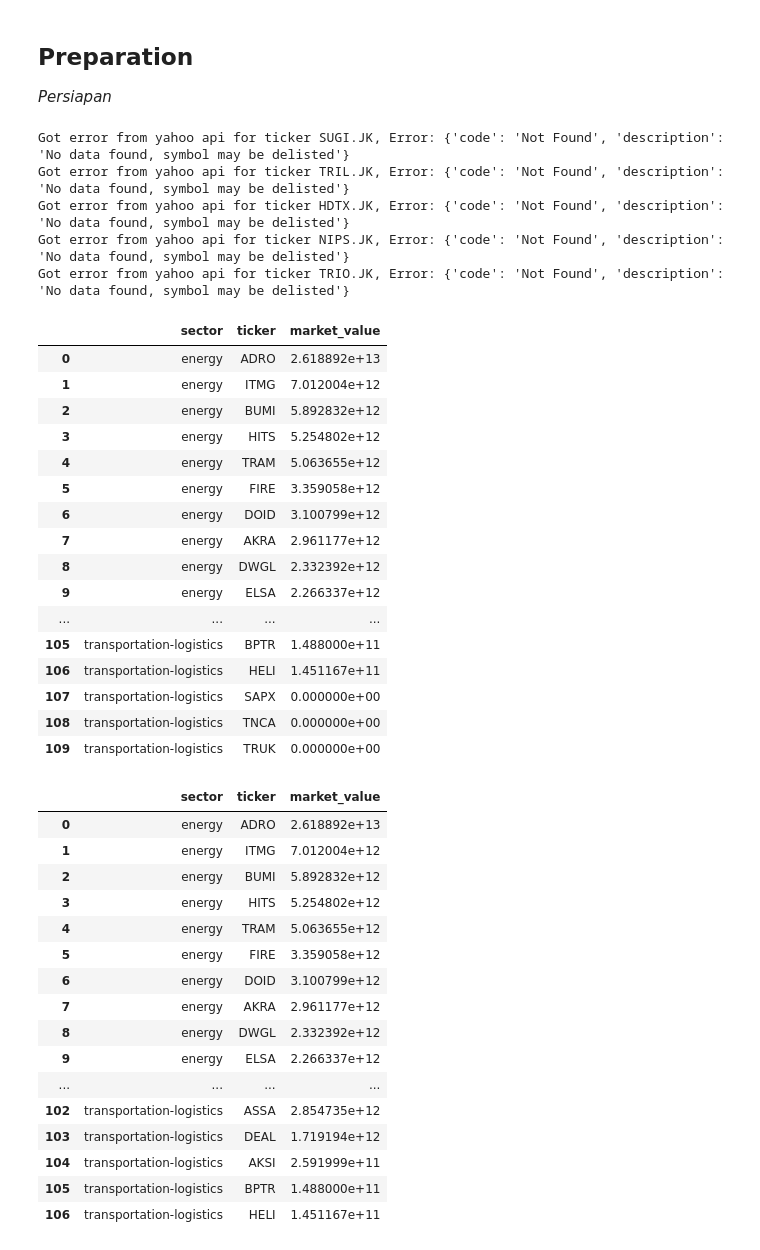
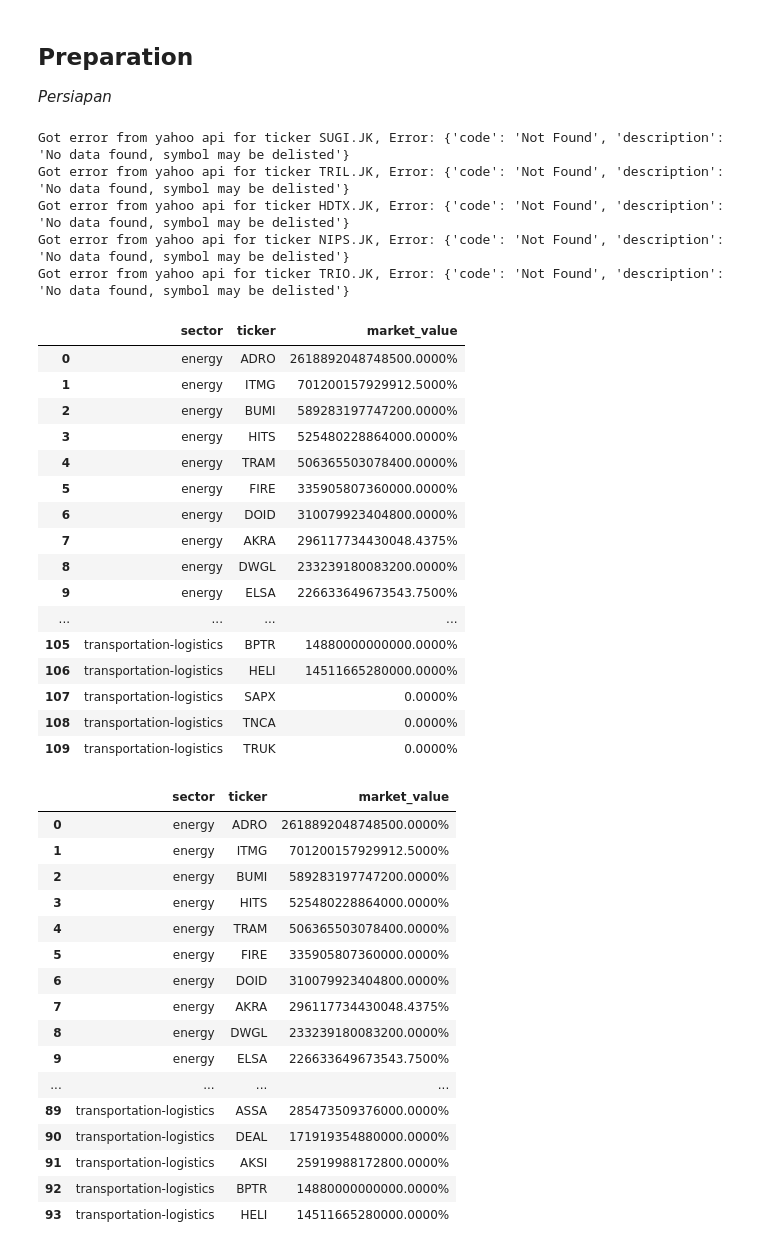
Before and after one commit to adityamahesa/id-nickel-regulation-event-stock-analysis, a Jupyter notebook: thesis.ipynb, the cells around one changed output. Cells and saved outputs as stored; diff of their text form; code cells hidden in the pictures.

```diff
--- a/thesis.ipynb
+++ b/thesis.ipynb
@@ -9,8 +9,10 @@ import util
 import pandas
 
 pandas.set_option('display.max_rows', None)
+# %%
+event_date = '2019-08-30'
 # %%
-tickers_top_10_sectoral_list = util.prepare_top_10_tickers_per_sector('2019-08-30')
+tickers_top_10_sectoral_list = util.prepare_top_10_tickers_per_sector(date=event_date)
 tickers_top_10_sectoral_list
 # %% [output]
 Got error from yahoo api for ticker SUGI.JK, Error: {'code': 'Not Found', 'description': 'No data found, symbol may be delisted'}
@@ -19,43 +21,44 @@ Got error from yahoo api for ticker HDTX.JK, Error: {'code': 'Not Found', 'descr
 Got error from yahoo api for ticker NIPS.JK, Error: {'code': 'Not Found', 'description': 'No data found, symbol may be delisted'}
 Got error from yahoo api for ticker TRIO.JK, Error: {'code': 'Not Found', 'description': 'No data found, symbol may be delisted'}
 |  | sector | ticker | market_value |
-| 0 | energy | ADRO | 2.618892e+13 |
-| 1 | energy | ITMG | 7.012004e+12 |
-| 2 | energy | BUMI | 5.892832e+12 |
-| 3 | energy | HITS | 5.254802e+12 |
-| 4 | energy | TRAM | 5.063655e+12 |
-| 5 | energy | FIRE | 3.359058e+12 |
-| 6 | energy | DOID | 3.100799e+12 |
-| 7 | energy | AKRA | 2.961177e+12 |
-| 8 | energy | DWGL | 2.332392e+12 |
-| 9 | energy | ELSA | 2.266337e+12 |
+| 0 | energy | ADRO | 2618892048748500.0000% |
+| 1 | energy | ITMG | 701200157929912.5000% |
+| 2 | energy | BUMI | 589283197747200.0000% |
+| 3 | energy | HITS | 525480228864000.0000% |
+| 4 | energy | TRAM | 506365503078400.0000% |
+| 5 | energy | FIRE | 335905807360000.0000% |
+| 6 | energy | DOID | 310079923404800.0000% |
+| 7 | energy | AKRA | 296117734430048.4375% |
+| 8 | energy | DWGL | 233239180083200.0000% |
+| 9 | energy | ELSA | 226633649673543.7500% |
 | ... | ... | ... | ... |
-| 105 | transportation-logistics | BPTR | 1.488000e+11 |
-| 106 | transportation-logistics | HELI | 1.451167e+11 |
-| 107 | transportation-logistics | SAPX | 0.000000e+00 |
-| 108 | transportation-logistics | TNCA | 0.000000e+00 |
-| 109 | transportation-logistics | TRUK | 0.000000e+00 |
+| 105 | transportation-logistics | BPTR | 14880000000000.0000% |
+| 106 | transportation-logistics | HELI | 14511665280000.0000% |
+| 107 | transportation-logistics | SAPX | 0.0000% |
+| 108 | transportation-logistics | TNCA | 0.0000% |
+| 109 | transportation-logistics | TRUK | 0.0000% |
 # %%
 selected_tickers = tickers_top_10_sectoral_list[tickers_top_10_sectoral_list['market_value'] > 0]
+selected_tickers.reset_index(drop=True, inplace=True)
 selected_tickers
 # %% [output]
 |  | sector | ticker | market_value |
-| 0 | energy | ADRO | 2.618892e+13 |
-| 1 | energy | ITMG | 7.012004e+12 |
-| 2 | energy | BUMI | 5.892832e+12 |
-| 3 | energy | HITS | 5.254802e+12 |
-| 4 | energy | TRAM | 5.063655e+12 |
-| 5 | energy | FIRE | 3.359058e+12 |
-| 6 | energy | DOID | 3.100799e+12 |
-| 7 | energy | AKRA | 2.961177e+12 |
-| 8 | energy | DWGL | 2.332392e+12 |
-| 9 | energy | ELSA | 2.266337e+12 |
+| 0 | energy | ADRO | 2618892048748500.0000% |
+| 1 | energy | ITMG | 701200157929912.5000% |
+| 2 | energy | BUMI | 589283197747200.0000% |
+| 3 | energy | HITS | 525480228864000.0000% |
+| 4 | energy | TRAM | 506365503078400.0000% |
+| 5 | energy | FIRE | 335905807360000.0000% |
+| 6 | energy | DOID | 310079923404800.0000% |
+| 7 | energy | AKRA | 296117734430048.4375% |
+| 8 | energy | DWGL | 233239180083200.0000% |
+| 9 | energy | ELSA | 226633649673543.7500% |
 | ... | ... | ... | ... |
-| 102 | transportation-logistics | ASSA | 2.854735e+12 |
-| 103 | transportation-logistics | DEAL | 1.719194e+12 |
-| 104 | transportation-logistics | AKSI | 2.591999e+11 |
-| 105 | transportation-logistics | BPTR | 1.488000e+11 |
-| 106 | transportation-logistics | HELI | 1.451167e+11 |
+| 89 | transportation-logistics | ASSA | 285473509376000.0000% |
+| 90 | transportation-logistics | DEAL | 171919354880000.0000% |
+| 91 | transportation-logistics | AKSI | 25919988172800.0000% |
+| 92 | transportation-logistics | BPTR | 14880000000000.0000% |
+| 93 | transportation-logistics | HELI | 14511665280000.0000% |
 # %%
 start_date = "2019-06-07"
 end_date = "2019-08-29"
```
Also changed, not shown: parts of 8 cells of this notebook, 1 other file.
